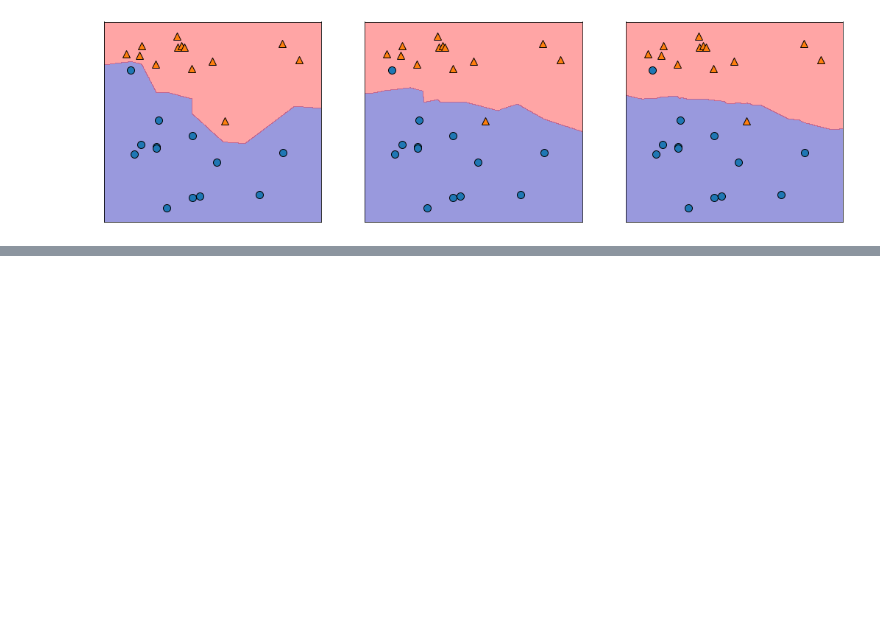
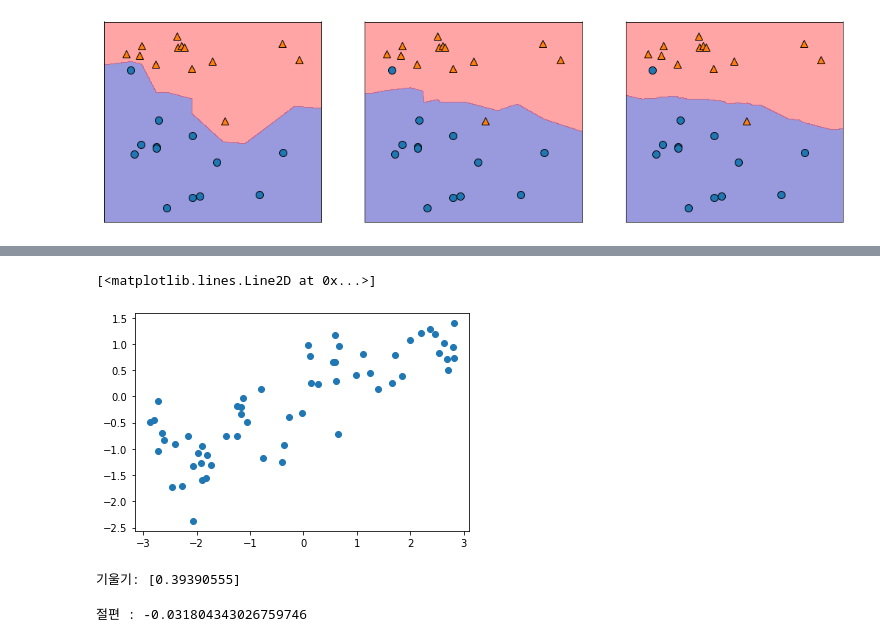
Before and after one commit to gotocernlikelion/study_ai, a Jupyter notebook: day03.ipynb, the cells around one changed output, grey strips where cells are left out. Drawn from its saved outputs; the diff is of its cells as text; code cells hidden in the pictures; blank space fills up the shorter version.

```diff
--- a/day03.ipynb
+++ b/day03.ipynb
@@ -380,0 +399,8 @@ cancer # data 가 X 값, target 이 y 값.
+# %%
+from sklearn.linear_model import LinearRegression
+X, y = mglearn.datasets.make_wave( n_samples=60 )
+# %%
+plt.plot(X, y,'o')
+# %% [output]
+[<matplotlib.lines.Line2D at 0x...>]
+[figure, added]
@@ -380,0 +412,10 @@ cancer # data 가 X 값, target 이 y 값.
+# %%
+print("기울기:", lr.coef_)
+# 기울기: [0.39390555]
+# %% [output]
+기울기: [0.39390555]
+# %%
+print("절편 :", lr.intercept_)
+#절편 : -0.031804343026759746
+# %% [output]
+절편 : -0.031804343026759746
```
Also changed, not shown: parts of 33 cells of this notebook.
